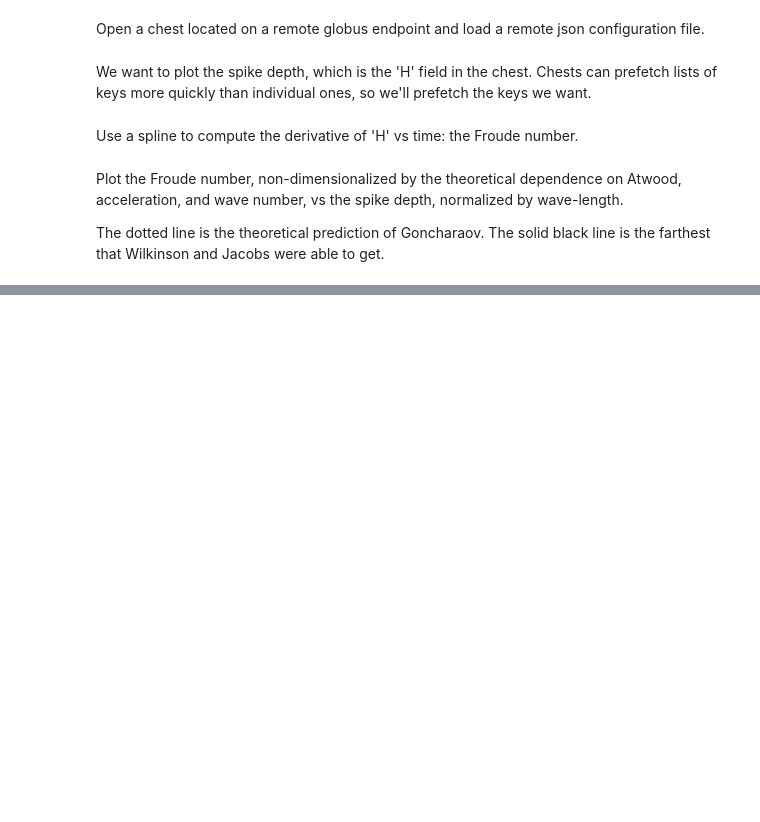
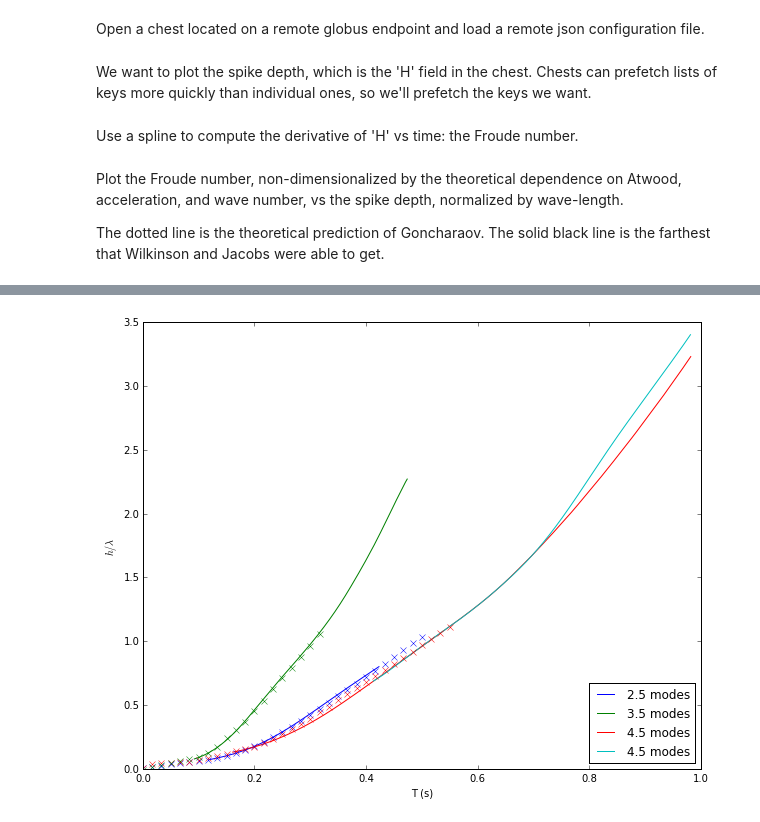
Before and after one commit to maxhutch/thesis-notebooks, a Jupyter notebook: WilkinsonAndJacobs.ipynb, the cells around one changed output, grey strips where cells are left out. Saved outputs shown, nothing was run; the diff lists cells and outputs as text; code cells hidden in the pictures; blank space fills up the shorter version.

```diff
--- a/WilkinsonAndJacobs.ipynb
+++ b/WilkinsonAndJacobs.ipynb
@@ -93,3 +106,21 @@ plt.savefig('Figure1.eps')
+# %%
+fig, axs = plt.subplots(1,1)
+
+for p, spl, Fr, T in zip(ps, spls, Frs, Tss):
+    axs.plot(
+        T,
+        -spl(T) * p["kmin"],
+        label="{:3.1f} modes".format(p["kmin"]));
+axs.plot(Run37["Time (sec)"]-.5, Run37["AvgAmp (mm)"] * 2.5 / 76, "bx");
+axs.plot(Run58["Time (sec)"]-.5, Run58["AvgAmp (mm)"] * 4.5 / 78, "rx");
+axs.plot(Run78["Time (sec)"]-.5, Run78["AvgAmp (mm)"] * 3.5 / 76, "gx");
+axs.set_ylabel(r'$h/\lambda$')
+axs.set_xlabel(r'T (s)');
+axs.set_xbound(0,1);
+axs.set_ybound(0,3.5);
+axs.legend(loc=4);
+# %% [output]
+[figure, added]
 # %%
 %install_ext http://raw.github.com/jrjohansson/version_information/master/version_information.py
 %load_ext version_information
```
Also changed, not shown: parts of 6 cells of this notebook.
